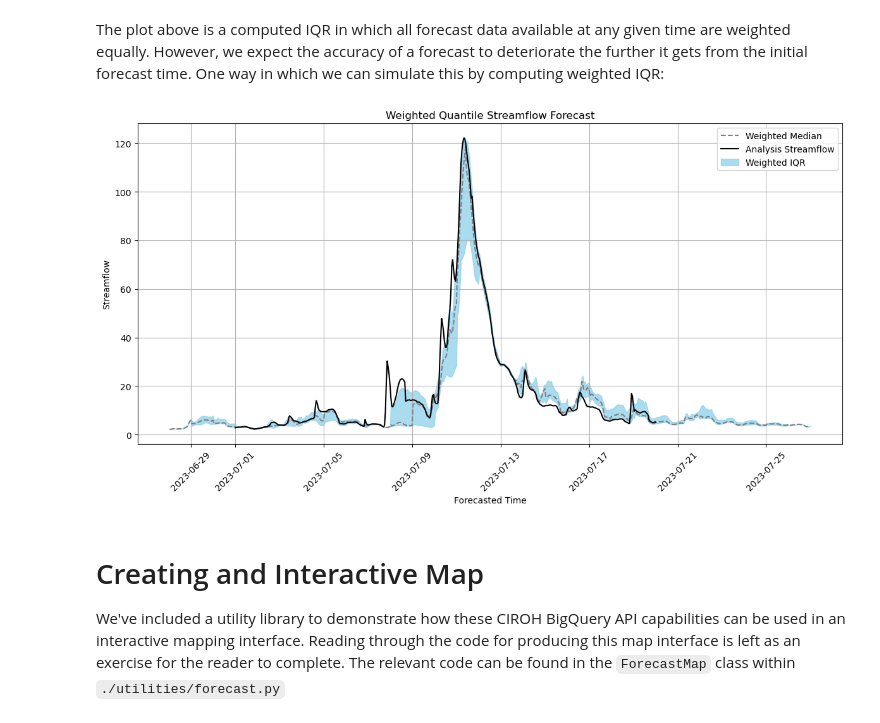
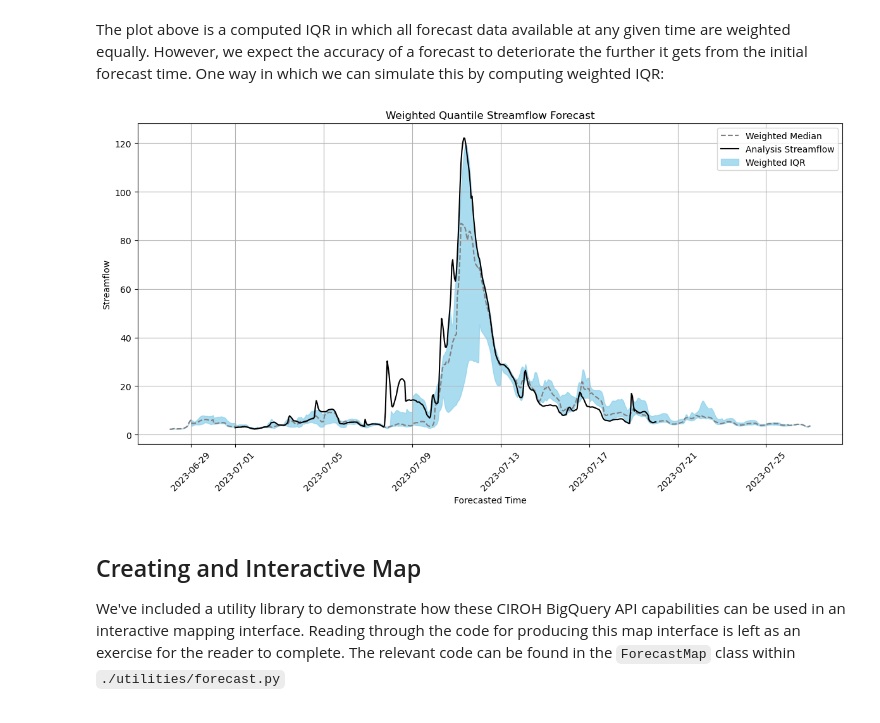
Before and after one commit to abnerbog/notebooks, a Jupyter notebook: Data Access Examples/BigQuery/access-nwm-forecasts-using-bigquery.ipynb, the cells around one changed output. Cells and saved outputs as stored; diff of their text form; code cells hidden in the pictures.

Commit message:
revised the descriptive content, added new images, changed formats to be consistent with other notebooks.

```diff
--- a/Data Access Examples/BigQuery/access-nwm-forecasts-using-bigquery.ipynb
+++ b/Data Access Examples/BigQuery/access-nwm-forecasts-using-bigquery.ipynb
@@ -447,7 +537,7 @@ df['time'] = pandas.to_datetime(df['time'])
 df['lead_time_hr'] = (df['time'] - df['reference_time']).dt.total_seconds() / 3600.0
 
 # Set decay constant for weighting (in hours)
-tau = 24 * 2
+tau = 24 * 4
 df['weight'] = np.exp(-df['lead_time_hr'] / tau)
 
 # Function to compute weighted quantiles
@@ -464,36 +554,36 @@ def weighted_quantile(values, quantiles, sample_weight=None):
     return np.interp(quantiles, cum_weights, values)
 
 # group by forecasted time and compute weighted quantiles
 iqr_data = []
 
 for t, group in df.groupby('time'):
     q25, q50, q75 = weighted_quantile(
         group['streamflow'].values,
         [0.25, 0.5, 0.75],
         sample_weight=group['weight'].values
     )
     iqr_data.append({'time': t, 'p25': q25, 'p50': q50, 'p75': q75})
 
 iqr_df = pandas.DataFrame(iqr_data).sort_values('time')
 
 # Plot the result
 fig, ax = plt.subplots(figsize=(12, 6))
 ax.plot(iqr_df['time'], iqr_df['p50'], color='grey', linestyle='--', label='Weighted Median')
 ax.plot(df_analysis.index, df_analysis['streamflow'], label='Analysis Streamflow', color='black')
 ax.fill_between(iqr_df['time'], iqr_df['p25'], iqr_df['p75'], color='skyblue', alpha=0.7, label='Weighted IQR')
 
 ax.set_title('Weighted Quantile Streamflow Forecast')
 ax.set_xlabel('Forecasted Time')
 ax.set_ylabel('Streamflow')
 ax.legend()
 plt.tight_layout()
 plt.xticks(rotation=45)
 plt.grid()
 plt.show()
 # %% [output]
-[figure, old version]
+[figure, new version]
 # %% [markdown]
-# Creating and Interactive Map
+## Creating and Interactive Map
 
 We've included a utility library to demonstrate how these CIROH BigQuery API capabilities can be used in an interactive mapping interface. Reading through the code for producing this map interface is left as an exercise for the reader to complete. The relevant code can be found in the `ForecastMap` class within `./utilities/forecast.py`
 # %%
```
Also changed, not shown: parts of 33 cells of this notebook.
